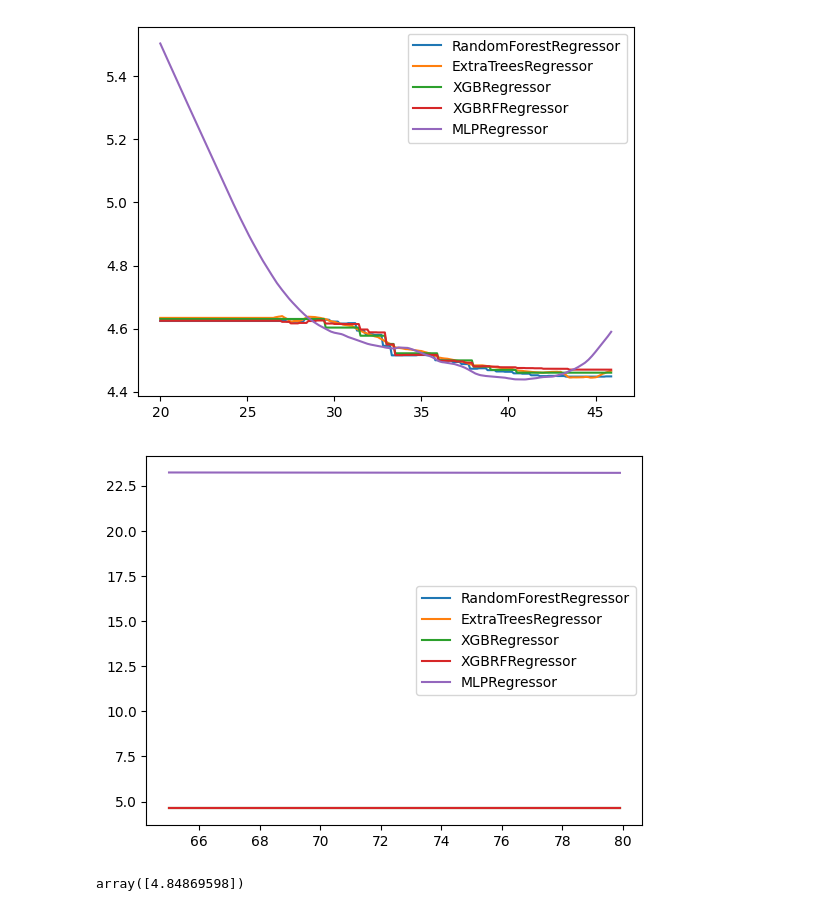
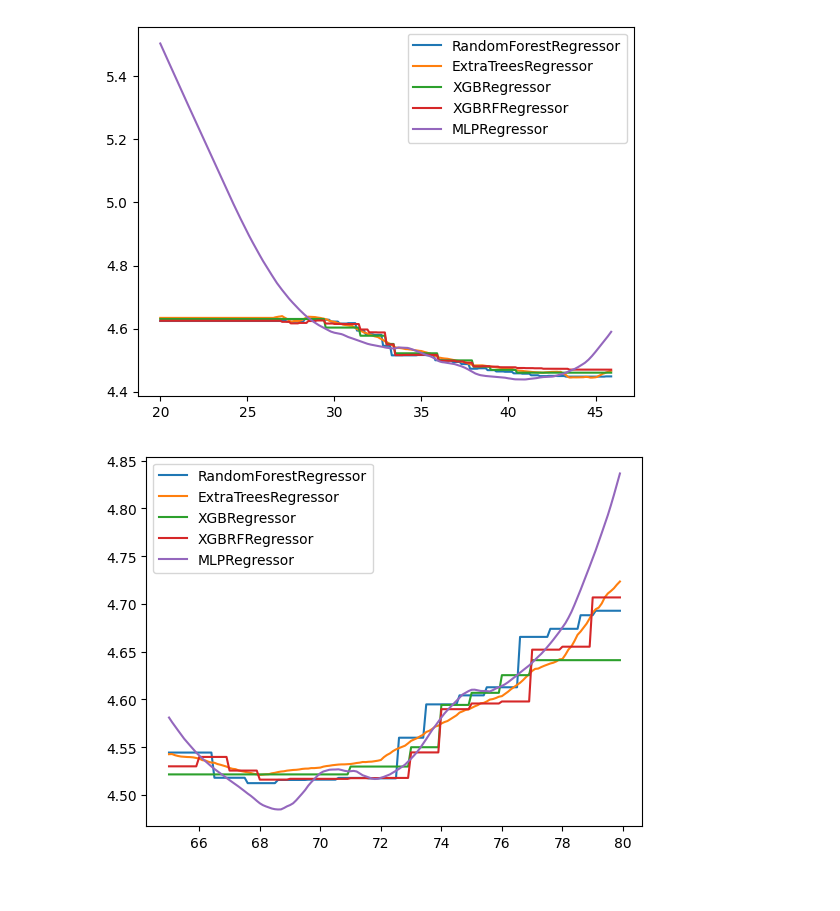
Before and after one commit to kw-00/athlete-analysis, a Jupyter notebook: model_selection.ipynb, the cells around one changed output. Drawn from its saved outputs; the diff is of its cells as text; code cells hidden in the pictures.

Commit message:
Prepare comprehensive model testing

```diff
--- a/model_selection.ipynb
+++ b/model_selection.ipynb
@@ -76,0 +122,5 @@ models["MLPRegressor"] = mlp
+# %%
+
+
+with open("pickled_models/model_selection.pickle", "wb") as file:
+    pickle.dump((models_df, features_df), file)
@@ -77,9 +129,12 @@ models["MLPRegressor"] = mlp
+# %%
+with open("models.pickle", "rb") as file:
+    models_df = pickle.load(file)
 # %%
-from sklearn.metrics import mean_squared_error
-var = X_test.var()
 
-for key, model in models.items():
-    mse = mean_squared_error(y_test, model.predict(X_test))
+var = X_original.var()
+
+for key, model in models_df.items():
+    mse = model.cv_results_["mean_test_score"].min()
     r_score = 1 - mse / var
     print(key.ljust(30) + str(r_score))
 # %% [output]
@@ -97,7 +148,7 @@ my_data = pd.DataFrame({
 })
 my_data = scaler.transform(my_data)
 
-for key, model in models.items():
+for key, model in models_df.items():
     prediction = model.predict(my_data)
     plt.plot(vertical, prediction, label=key)
 
@@ -110,16 +159,16 @@ my_data
 # %%
 model = mlp
 ht = list(np.arange(65, 80, 0.1))
 my_data = pd.DataFrame({
     "Vertical": [35] * len(ht),
     "Ht": ht,
 })
 my_data = scaler.transform(my_data)
-for key, model in models.items():
+for key, model in models_df.items():
     prediction = model.predict(my_data)
     plt.plot(ht, prediction, label=key)
 
 plt.legend()
 plt.show()
 # %% [output]
-[figure, old version]
+[figure, new version]
@@ -131,11 +174,0 @@ with open("models.pickle", "wb") as file:
-# %%
-d = pd.DataFrame({
-    "Vertical": [35],
-    "Ht": [80]
-})
-
-d = scaler.transform(d)
-
-models["MLPRegressor"].predict(d)
-# %% [output]
-array([4.84869598])
```
Also changed, not shown: parts of 20 cells of this notebook, 4 other files.
